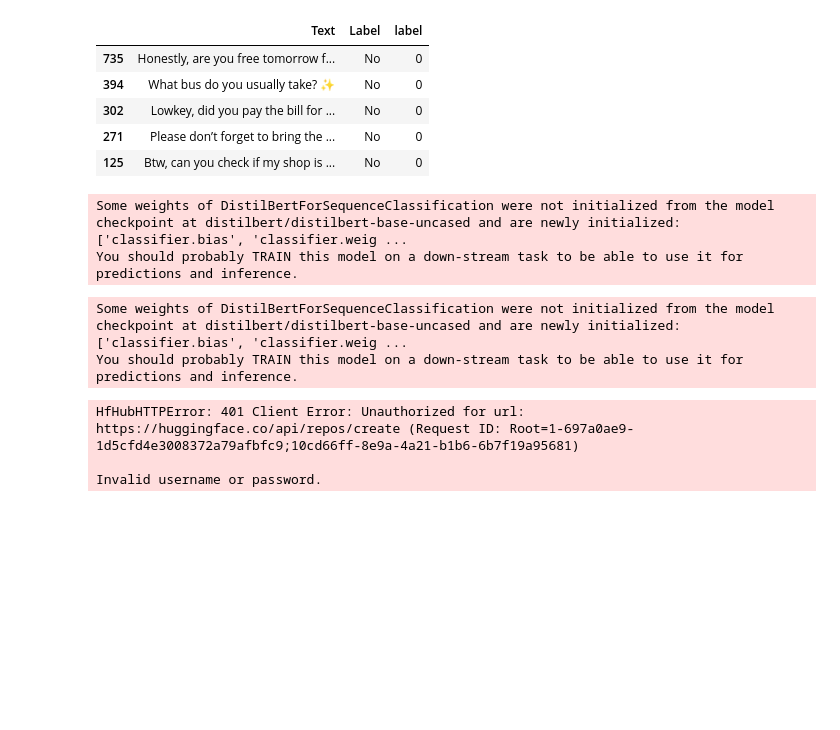
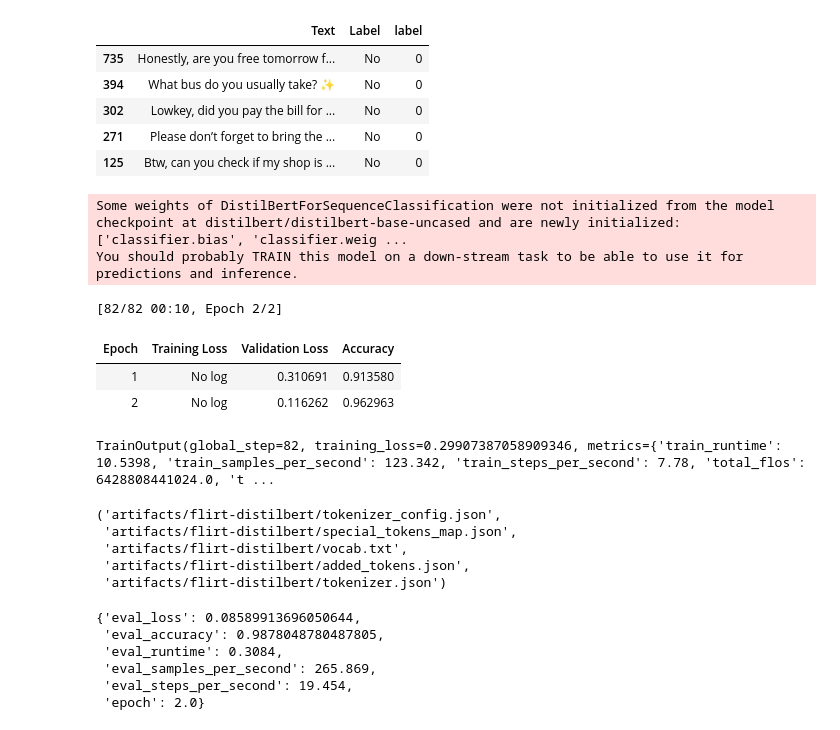
Before and after one commit to bocongamco/Flirt-or-not, a Jupyter notebook: notebooks/data_audit.ipynb, the cells around one changed output. Cells and saved outputs as stored; diff of their text form; code cells hidden in the pictures; blank space fills up the shorter version.

```diff
--- a/notebooks/data_audit.ipynb
+++ b/notebooks/data_audit.ipynb
@@ -122,43 +122,55 @@ model = AutoModelForSequenceClassification.from_pretrained(
     num_labels=2,
     id2label=id2label,
     label2id=label2id,
 )
 training_args = TrainingArguments(
     output_dir="./flirt_distilbert",
     learning_rate=2e-5,
     per_device_train_batch_size=16,
     per_device_eval_batch_size=16,
     num_train_epochs=2,
     weight_decay=0.01,
     eval_strategy="epoch",
     save_strategy="epoch",
     load_best_model_at_end=True,
-    push_to_hub=True,
+    push_to_hub=False,
 )
 
-model = AutoModelForSequenceClassification.from_pretrained(
-    checkpoint,
-    num_labels=2,
-    id2label=id2label,
-    label2id=label2id,
-    force_download=True
-)
 
 trainer = Trainer(
     model=model,
     args=training_args,
     train_dataset=train_tokenized,
     eval_dataset=val_tokenized,
     processing_class=tokenizer,
     data_collator=data_collator,
     compute_metrics=compute_metrics,
 )
 trainer.train()
 # %% [output]
 Some weights of DistilBertForSequenceClassification were not initialized from the model checkpoint at distilbert/distilbert-base-uncased and are newly initialized: ['classifier.bias', 'classifier.weig ...
 You should probably TRAIN this model on a down-stream task to be able to use it for predictions and inference.
-Some weights of DistilBertForSequenceClassification were not initialized from the model checkpoint at distilbert/distilbert-base-uncased and are newly initialized: ['classifier.bias', 'classifier.weig ...
-You should probably TRAIN this model on a down-stream task to be able to use it for predictions and inference.
+[82/82 00:10, Epoch 2/2]
+| Epoch | Training Loss | Validation Loss | Accuracy |
+| 1 | No log | 0.310691 | 0.913580 |
+| 2 | No log | 0.116262 | 0.962963 |
-HfHubHTTPError: 401 Client Error: Unauthorized for url: https://huggingface.co/api/repos/create (Request ID: Root=1-697a0ae9-1d5cfd4e3008372a79afbfc9;10cd66ff-8e9a-4a21-b1b6-6b7f19a95681)
-
-Invalid username or password.
+TrainOutput(global_step=82, training_loss=0.29907387058909346, metrics={'train_runtime': 10.5398, 'train_samples_per_second': 123.342, 'train_steps_per_second': 7.78, 'total_flos': 6428808441024.0, 't ...
+# %%
+metric = trainer.evaluate(test_tokenized)
+trainer.save_model("artifacts/flirt-distilbert")
+tokenizer.save_pretrained("artifacts/flirt-distilbert")
+# %% [output]
+('artifacts/flirt-distilbert/tokenizer_config.json',
+ 'artifacts/flirt-distilbert/special_tokens_map.json',
+ 'artifacts/flirt-distilbert/vocab.txt',
+ 'artifacts/flirt-distilbert/added_tokens.json',
+ 'artifacts/flirt-distilbert/tokenizer.json')
+# %%
+metric
+# %% [output]
+{'eval_loss': 0.08589913696050644,
+ 'eval_accuracy': 0.9878048780487805,
+ 'eval_runtime': 0.3084,
+ 'eval_samples_per_second': 265.869,
+ 'eval_steps_per_second': 19.454,
+ 'epoch': 2.0}
```
Also changed, not shown: parts of 5 cells of this notebook, 3 other files.
